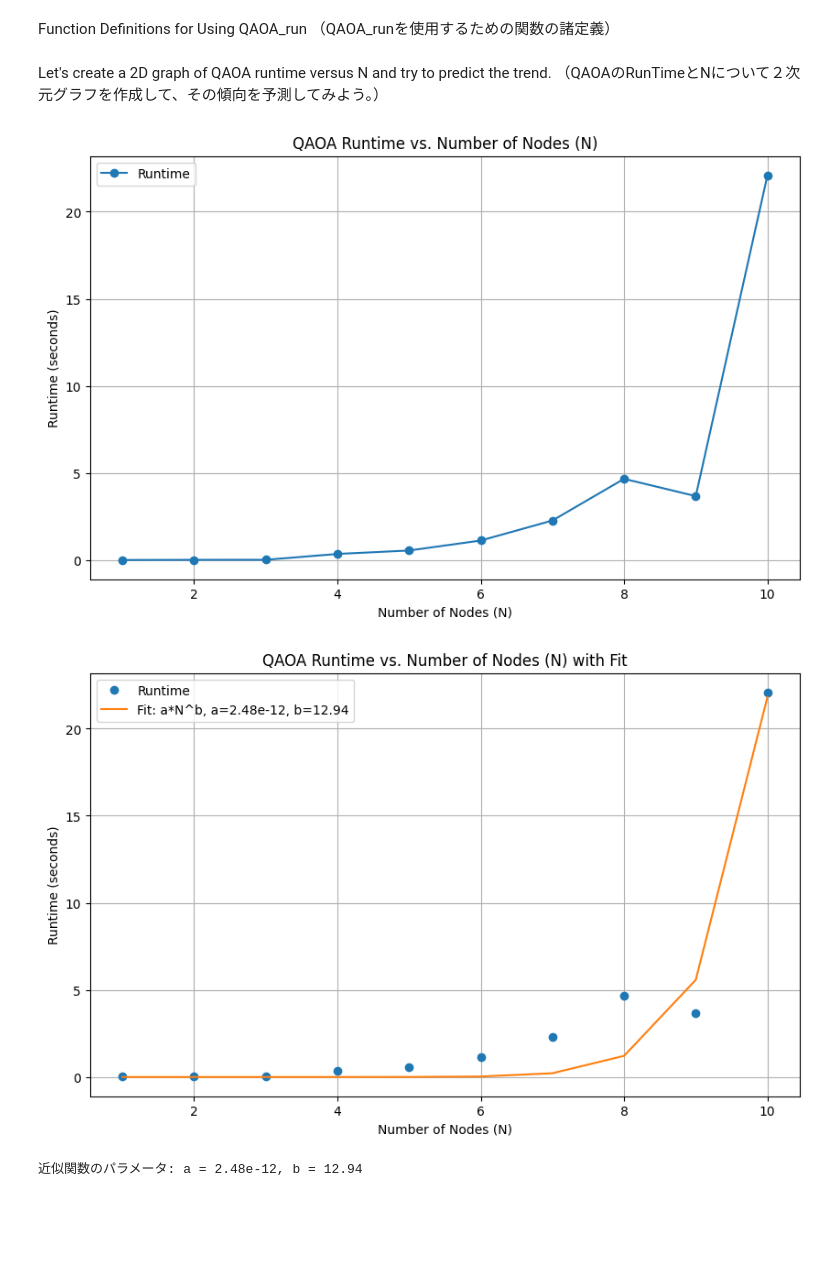
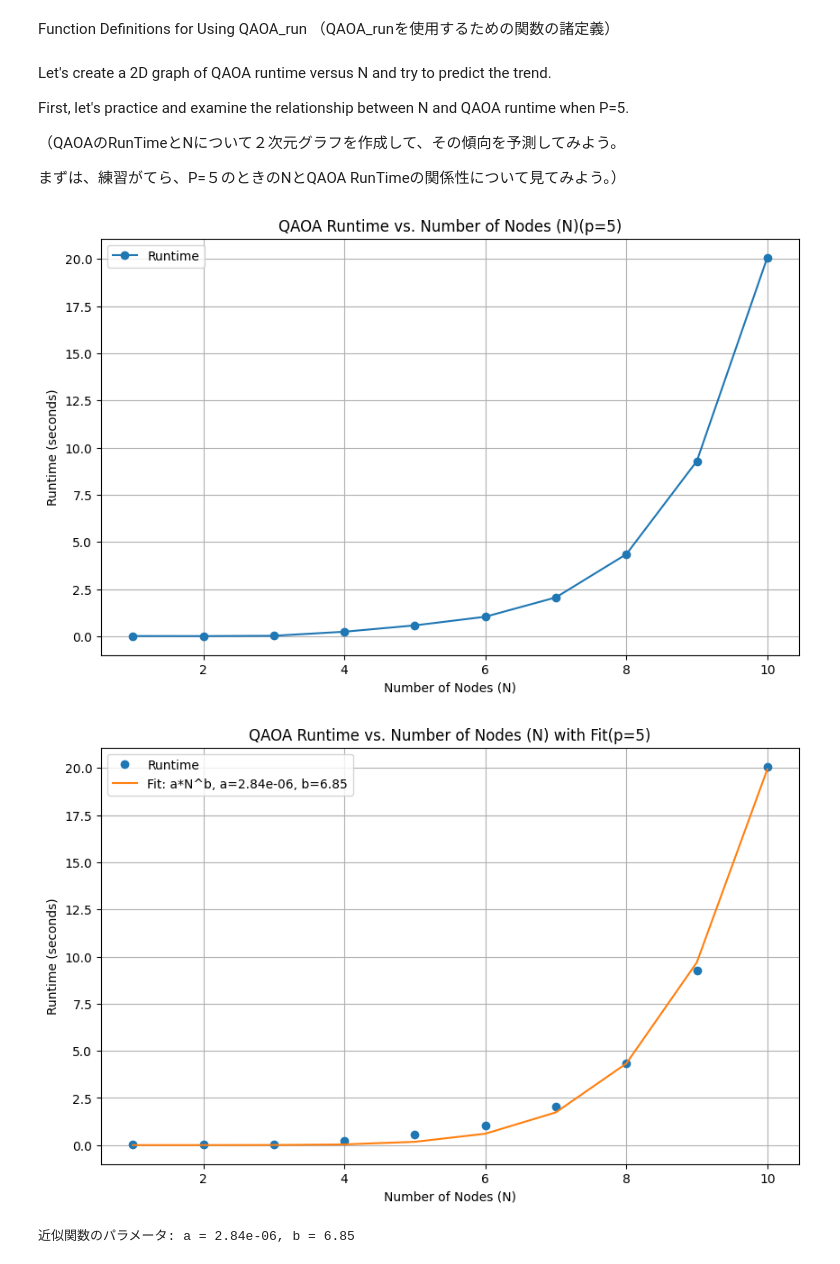
Before and after one commit to jpmorganchase/QOKit, a Jupyter notebook: grips/Predict(1)_kanon_0702.ipynb, the cells around one changed output. Saved outputs shown, nothing was run; the diff lists cells and outputs as text; code cells hidden in the pictures; blank space fills up the shorter version.

Commit message:
QAOA Experience vs N (P=1,,,,5)

```diff
--- a/grips/Predict(1)_kanon_0702.ipynb
+++ b/grips/Predict(1)_kanon_0702.ipynb
@@ -124,7 +124,12 @@ def QAOA_run(
     }
 # %% [markdown]
 Let's create a 2D graph of QAOA runtime versus N and try to predict the trend.
-（QAOAのRunTimeとNについて２次元グラフを作成して、その傾向を予測してみよう。）
+
+First, let's practice and examine the relationship between N and QAOA runtime when P=5.
+
+（QAOAのRunTimeとNについて２次元グラフを作成して、その傾向を予測してみよう。
+
+まずは、練習がてら、P=５のときのNとQAOA RunTimeの関係性について見てみよう。）
 # %%
 import typing
 import qokit
@@ -134,6 +139,9 @@ import time
 import matplotlib.pyplot as plt
 import networkx as nx
 from qokit.fur.qaoa_simulator_base import QAOAFastSimulatorBase, TermsType
+
+# numpyのシードを設定
+np.random.seed(0)
 
 # QAOA用の関数定義
 def get_simulator(N: int, terms: TermsType, sim_or_none: QAOAFastSimulatorBase | None = None) -> QAOAFastSimulatorBase:
@@ -244,7 +252,7 @@ runtimes = []
 Ns = range(1, num_samples + 1)
 
 for N in Ns:
-    G = nx.erdos_renyi_graph(N, 0.5)
+    G = nx.erdos_renyi_graph(N, 0.5, seed=0)
     ising_model = generate_maxcut_ising_terms(G)
     init_gamma, init_beta = np.random.rand(2, p)
     qaoa_result = QAOA_run(ising_model, N, p, init_gamma, init_beta, "COBYLA")
@@ -252,35 +260,35 @@ for N in Ns:
 
 # Nと実行時間のグラフをプロット
 plt.figure(figsize=(10, 6))
 plt.plot(Ns, runtimes, 'o-', label="Runtime")
 plt.xlabel("Number of Nodes (N)")
 plt.ylabel("Runtime (seconds)")
-plt.title("QAOA Runtime vs. Number of Nodes (N)")
+plt.title(f"QAOA Runtime vs. Number of Nodes (N)(p={p})")
 plt.legend()
 plt.grid(True)
 plt.show()
 
 # 近似関数のフィッティング
 def fit_function(N, a, b):
     return a * N ** b
 
 # データのフィッティング
 params, _ = scipy.optimize.curve_fit(fit_function, Ns, runtimes)
 
 # フィッティング結果のプロット
 plt.figure(figsize=(10, 6))
 plt.plot(Ns, runtimes, 'o', label="Runtime")
 plt.plot(Ns, fit_function(np.array(Ns), *params), '-', label=f"Fit: a*N^b, a={params[0]:.2e}, b={params[1]:.2f}")
 plt.xlabel("Number of Nodes (N)")
 plt.ylabel("Runtime (seconds)")
-plt.title("QAOA Runtime vs. Number of Nodes (N) with Fit")
+plt.title(f"QAOA Runtime vs. Number of Nodes (N) with Fit(p={p})")
 plt.legend()
 plt.grid(True)
 plt.show()
 
 # パラメータの表示
 print(f"近似関数のパラメータ: a = {params[0]:.2e}, b = {params[1]:.2f}")
 # %% [output]
-[figure, old version]
+[figure, new version]
-[figure, old version]
+[figure, new version]
-近似関数のパラメータ: a = 2.48e-12, b = 12.94
+近似関数のパラメータ: a = 2.84e-06, b = 6.85
```
Also changed, not shown: parts of 4 cells of this notebook, 3 other files.
